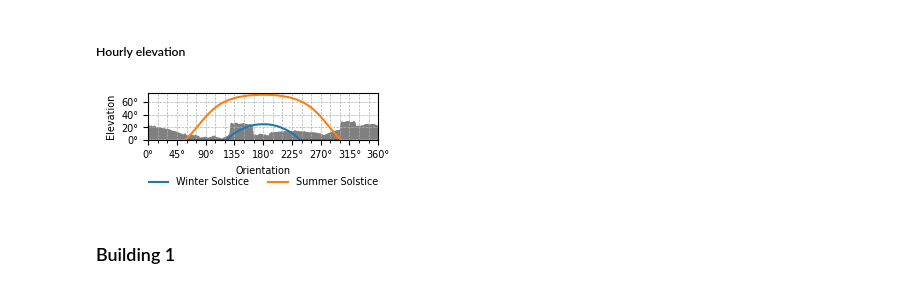
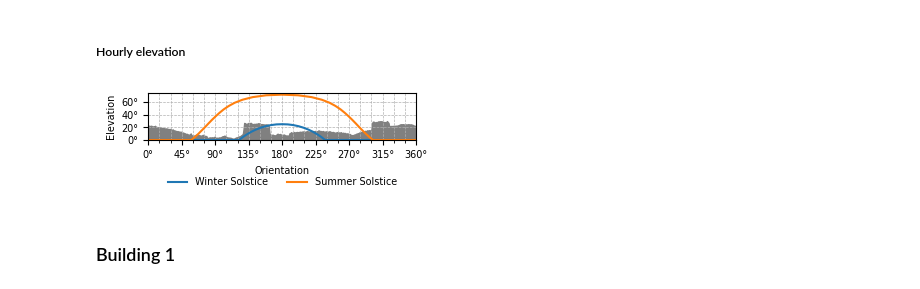
Before and after one commit to BeeGroup-cimne/solar_potencial_estimation_v3, a Jupyter notebook: Final Version/__PaperPlots.ipynb, the cells around one changed output. Saved outputs shown, nothing was run; the diff lists cells and outputs as text; code cells hidden in the pictures.

```diff
--- a/Final Version/__PaperPlots.ipynb
+++ b/Final Version/__PaperPlots.ipynb
@@ -847,6 +852,7 @@ samplingPoints
 # %%
 minSizes=[15, 20, 25]
 pointS = [0.5, 0.5, 0.25]
+small=True
 
 for i in range(len(minSizes)):
     minSize = minSizes[i]
@@ -858,7 +864,10 @@ for i in range(len(minSizes)):
     inside_points = [point for point, shapely_point in zip(clusterPoints, shapely_points) if geometry.contains(shapely_point)]
 
     import matplotlib.pyplot as plt
-    fig, ax = plt.subplots(figsize=(110*mm, 91.75*mm))
+    if(not small):
+        fig, ax = plt.subplots(figsize=(110*mm, 91.75*mm))
+    else:
+        fig, ax = plt.subplots(figsize=(75*mm, 75*mm))
     c = ax.pcolormesh(X, Y, z, cmap='viridis', shading='auto', rasterized = True)
 
     divider = make_axes_locatable(ax)
@@ -874,7 +883,7 @@ for i in range(len(minSizes)):
 
 
     point = [planesGDF[planesGDF.cluster==clusterID].centroid.x.values[0], planesGDF[planesGDF.cluster==clusterID].centroid.y.values[0]]
-    ax.scatter(samplingPoints.x, samplingPoints.y, s=pointS[i], c="red")
+    ax.scatter(samplingPoints.x, samplingPoints.y, s=pointS[i], c="white")
     # Show the plot
 
     ax.set_xlim(point[0]-minSize, point[0]+minSize)
@@ -882,5 +891,8 @@ for i in range(len(minSizes)):
     ax.set_aspect("equal", adjustable='box')
 
     # plt.tight_layout()
-    plt.savefig("/home/jaumeasensio/Documents/Papers/Paper TFM/0_Final Figures/Pretractades/ShadingSampling_" + str(minSize) + ".pdf", dpi=600, bbox_inches='tight')  # dpi affects rasterized part only
+    if(not small):
+        plt.savefig("/home/jaumeasensio/Documents/Papers/Paper TFM/0_Final Figures/Pretractades/ShadingSampling_" + str(minSize) + ".pdf", dpi=600, bbox_inches='tight')  # dpi affects rasterized part only
+    else:
+        plt.savefig("/home/jaumeasensio/Documents/Papers/Paper TFM/0_Final Figures/Pretractades/ShadingSampling_Small_" + str(minSize) + ".pdf", dpi=600, bbox_inches='tight')  # dpi affects rasterized part only
 # %% [output]
@@ -925,7 +951,11 @@ np.float64(30.076231748517895)
 # %%
 from mpl_interactions import panhandler, zoom_factory
 import matplotlib.pyplot as plt
-fig, ax = plt.subplots(figsize=(110*mm, 60*mm))
+vertical = True
+if(not vertical):
+    fig, ax = plt.subplots(figsize=(110*mm, 60*mm))
+else:
+    fig, ax = plt.subplots(figsize=(110*mm, 70*0.982*mm))
 
 c = ax.pcolormesh(X, Y, tiltangle, cmap='gray_r', shading='auto', rasterized = True)
 cb = fig.colorbar(c, ax=ax, label="Elevation")
@@ -975,7 +1005,10 @@ offset_txt = ax.text(
 
 # Show the plot
 ax.set_aspect("equal", adjustable='box')
-plt.savefig("/home/jaumeasensio/Documents/Papers/Paper TFM/0_Final Figures/Pretractades/ShadingElevation.pdf", dpi=600, bbox_inches='tight')  # dpi affects rasterized part only
-plt.savefig("/home/jaumeasensio/Documents/Papers/Paper TFM/0_Final Figures/Exports/ShadingElevation.pdf", dpi=600, bbox_inches='tight')  # dpi affects rasterized part only
+if(not vertical):
+    plt.savefig("/home/jaumeasensio/Documents/Papers/Paper TFM/0_Final Figures/Pretractades/ShadingElevation.pdf", dpi=600, bbox_inches='tight')  # dpi affects rasterized part only
+else:
+    plt.savefig("/home/jaumeasensio/Documents/Papers/Paper TFM/0_Final Figures/Pretractades/ShadingElevation_Vertical.pdf", dpi=600, bbox_inches='tight')  # dpi affects rasterized part only
+
 plt.show()
 # %% [output]
@@ -1140,7 +1173,11 @@ elevation_df["A_sun(s)"] = elevation_df["A_sun(s)"] + 180
 from mpl_interactions import panhandler, zoom_factory
 import matplotlib.pyplot as plt
 
-width = 73
+vertical=True
+if(not vertical):
+    width = 73
+else:
+    width = 85
 height = 15
 fig = plt.figure(figsize=(width*mm, height*mm))
  # left, bottom, width, height (fractions of figure size)
@@ -1156,36 +1193,38 @@ plt.plot(elevation_df["A_sun(s)"], elevation_df["H_sun(s)"], label="Summer Solst
 
 ax.grid(True, which='both', linestyle='--', linewidth=0.5)
 ax.set_xlim(0, 360)
 ax.set_ylim(0, 75)
 ax.set_xlabel("Orientation")
 ax.set_ylabel("Elevation")
 
 ax = plt.gca()
 ax.set_xticks(range(0, 361, 45))  # Major ticks every 45°
 ax.set_xticks(range(0, 361, 15), minor=True)  # Minor ticks every 15°
 ax.set_xticklabels([f"{tick}°" for tick in range(0, 361, 45)])
 
 max_tilt = 75
 ax.set_yticks(range(0, max_tilt + 1, 20))  # Major ticks every 10
 ax.set_yticks(range(0, max_tilt + 1, 20), minor=True)  # Minor ticks every 5
 ax.set_yticklabels([f"{tick}°" for tick in range(0, max_tilt + 1, 20)])
 
 # plt.tight_layout()
 # plt.gca().set_aspect("equal", adjustable='box')
 
 plt.legend(
     loc='upper center',           # Base location
     bbox_to_anchor=(0.5, -0.6),   # X=0.5 (center), Y=1.05 (above plot)
     ncol=2,                       # One line with 2 columns
     fontsize=7,
     frameon=False
 )
 
-plt.savefig("/home/jaumeasensio/Documents/Papers/Paper TFM/0_Final Figures/Pretractades/ShadingProfile.pdf", dpi=600, bbox_inches='tight')  # dpi affects rasterized part only
-
+if(not vertical):
+    plt.savefig("/home/jaumeasensio/Documents/Papers/Paper TFM/0_Final Figures/Pretractades/ShadingProfile.pdf", dpi=600, bbox_inches='tight')  # dpi affects rasterized part only
+else:
+    plt.savefig("/home/jaumeasensio/Documents/Papers/Paper TFM/0_Final Figures/Pretractades/ShadingProfile_Vertical.pdf", dpi=600, bbox_inches='tight')  # dpi affects rasterized part only
 plt.show()
 # %% [output]
-[figure, old version]
+[figure, new version]
 # %% [markdown]
 ### Building 1
 # %%
```
Also changed, not shown: parts of 27 cells of this notebook, 3 other files.
